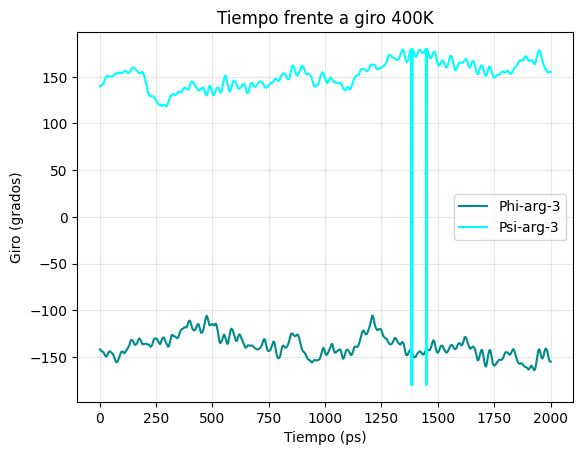
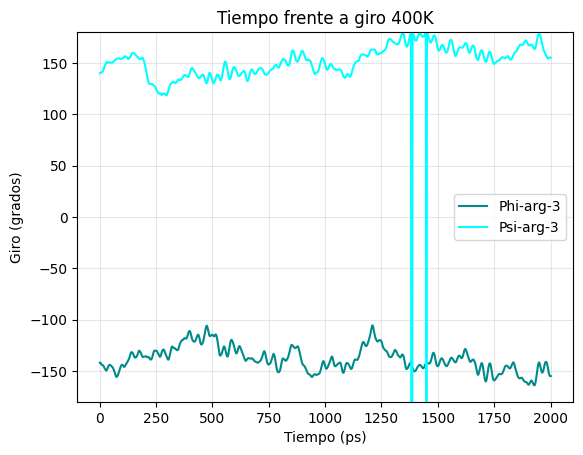
The notebook cell's code change between the first figure and the second:
--- before
+++ after
@@ -6,4 +6,5 @@
 plt.title("Tiempo frente a giro 400K") 
 plt.legend()
+plt.ylim(-180,180)
 plt.grid(alpha=0.3)
 plt.show()

Commit: Añadimos límites ylim